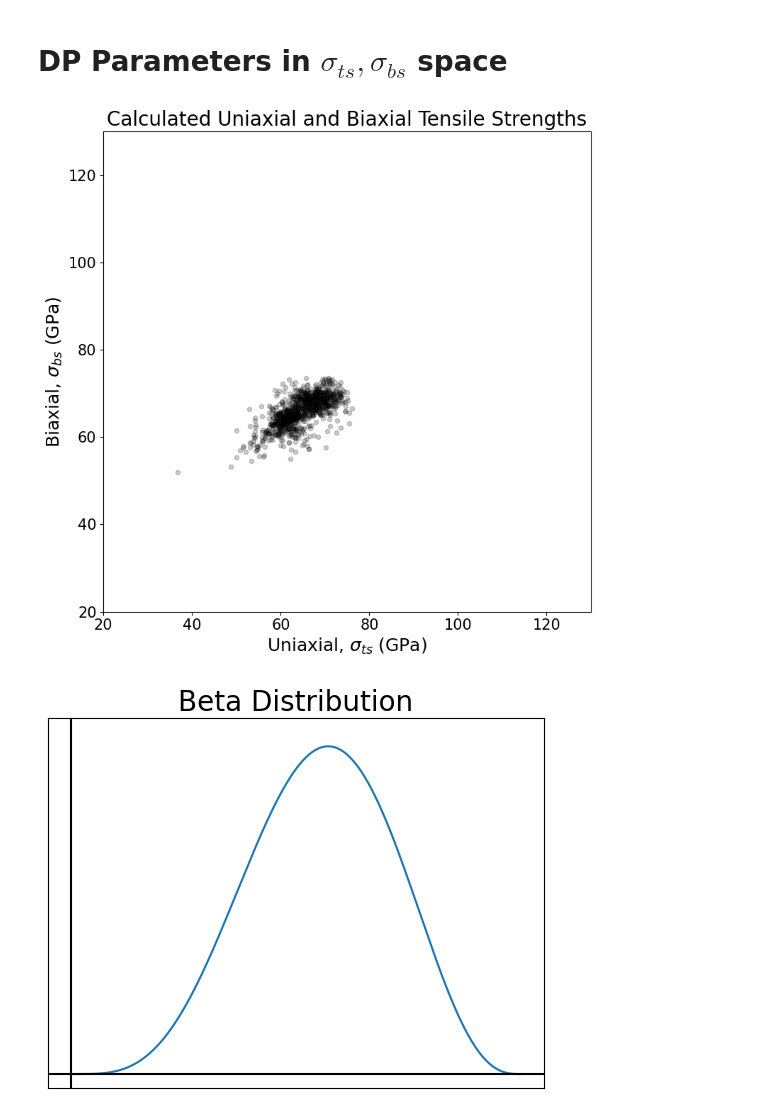
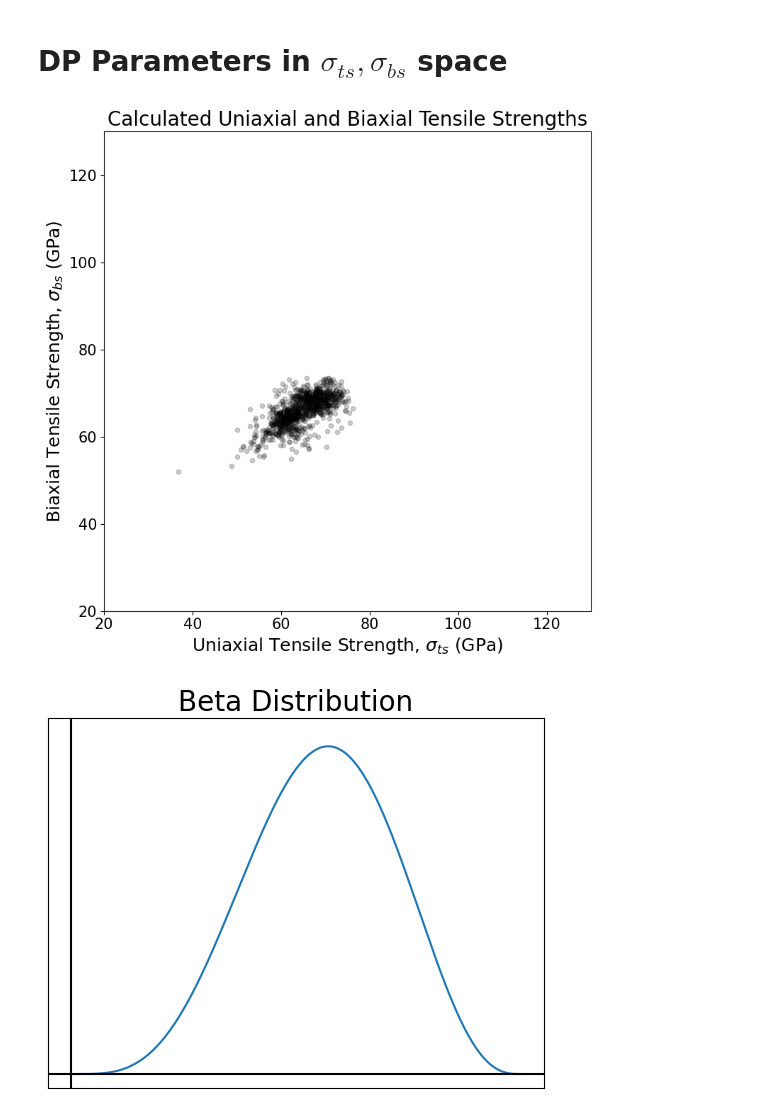
Before and after one commit to abon11/Graphene_Strength_Surface, a Jupyter notebook: sandbox.ipynb, the cells around one changed output. Drawn from its saved outputs; the diff is of its cells as text; code cells hidden in the pictures.

```diff
--- a/sandbox.ipynb
+++ b/sandbox.ipynb
@@ -214,30 +253,30 @@ plt.tight_layout()
 # %%
 import pandas as pd
 import numpy as np
 import matplotlib.pyplot as plt
 
 df = pd.read_csv("drucker_prager_params.csv")
 
 plt.figure(figsize=(8, 8))
 
 bs = (3 * df["k"]) / (np.sqrt(3) + 6 * df["alpha"])
 ts = (3 * df["k"]) / (np.sqrt(3) + 3 * df["alpha"])
 
 
 plt.scatter(ts, bs, color='black', s=20, alpha=0.2)
-plt.xlabel(r"Uniaxial, $\sigma_{ts}$ (GPa)", fontsize=18)
-plt.ylabel(r"Biaxial, $\sigma_{bs}$ (GPa)", fontsize=18)
+plt.xlabel(r"Uniaxial Tensile Strength, $\sigma_{ts}$ (GPa)", fontsize=18)
+plt.ylabel(r"Biaxial Tensile Strength, $\sigma_{bs}$ (GPa)", fontsize=18)
 
 plt.xlim(20, 130)
 plt.ylim(20, 130)
 
 
 plt.xticks(fontsize=15)
 plt.yticks(fontsize=15)
 plt.title("Calculated Uniaxial and Biaxial Tensile Strengths", fontsize=20)
 plt.tight_layout()
 # %% [output]
-[figure, old version]
+[figure, new version]
 # %%
 import numpy as np
 import matplotlib.pyplot as plt
```
Also changed, not shown: parts of 5 cells of this notebook, 3 other files.
